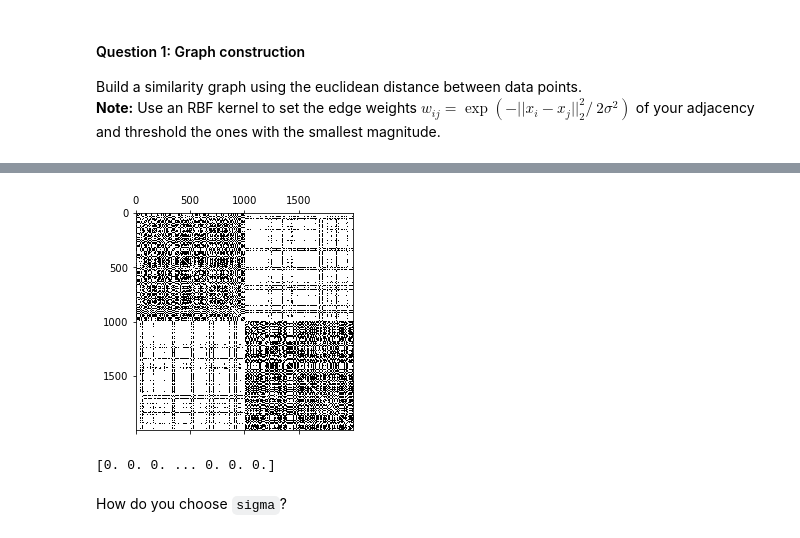
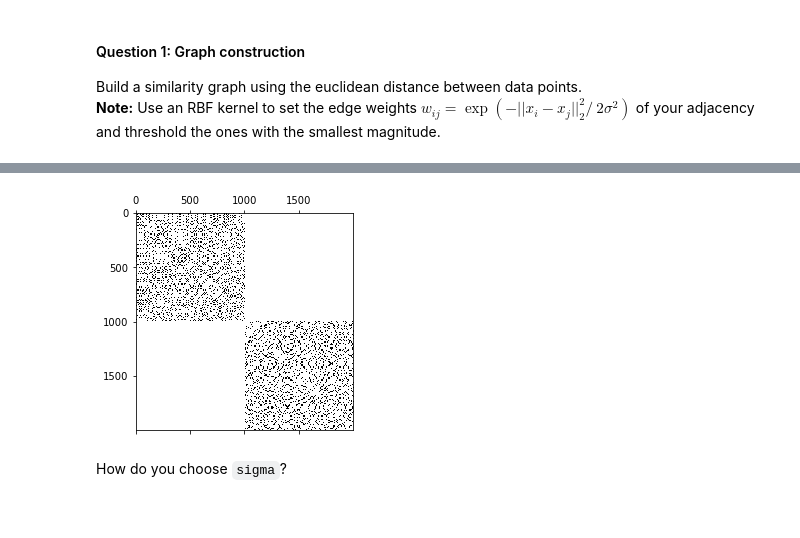
Before and after one commit to emarazz/ntds_2019, a Jupyter notebook: assignments/2_learning_with_graphs.ipynb, the cells around one changed output, grey strips where cells are left out. Cells and saved outputs as stored; diff of their text form; code cells hidden in the pictures.

```diff
--- a/assignments/2_learning_with_graphs.ipynb
+++ b/assignments/2_learning_with_graphs.ipynb
@@ -95,13 +101,9 @@ plt.hist(adjacency.flatten(), bins = 10);
 # %%
-adjacency = epsilon_similarity_graph(X, sigma=1, epsilon=0.1)
+adjacency = epsilon_similarity_graph(X, sigma=0.2, epsilon=0.001)
 plt.spy(adjacency)
 plt.show()
 # %% [output]
-[figure, old version]
+[figure, new version]
-# %%
-print(np.diag(adjacency))
-# %% [output]
-[0. 0. 0. ... 0. 0. 0.]
 # %% [markdown]
 How do you choose `sigma`?
 # %% [markdown]
```
Also changed, not shown: parts of 14 cells of this notebook.
